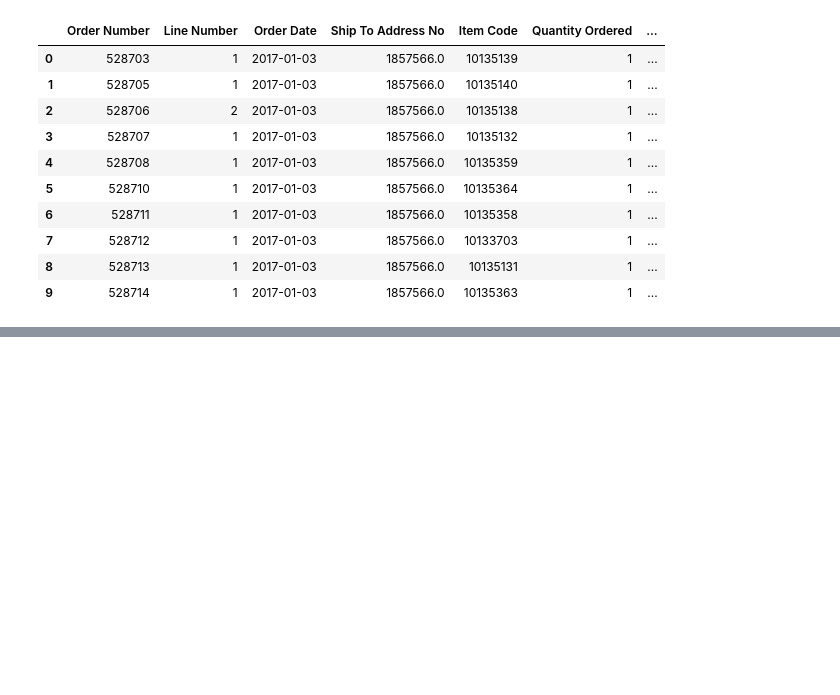
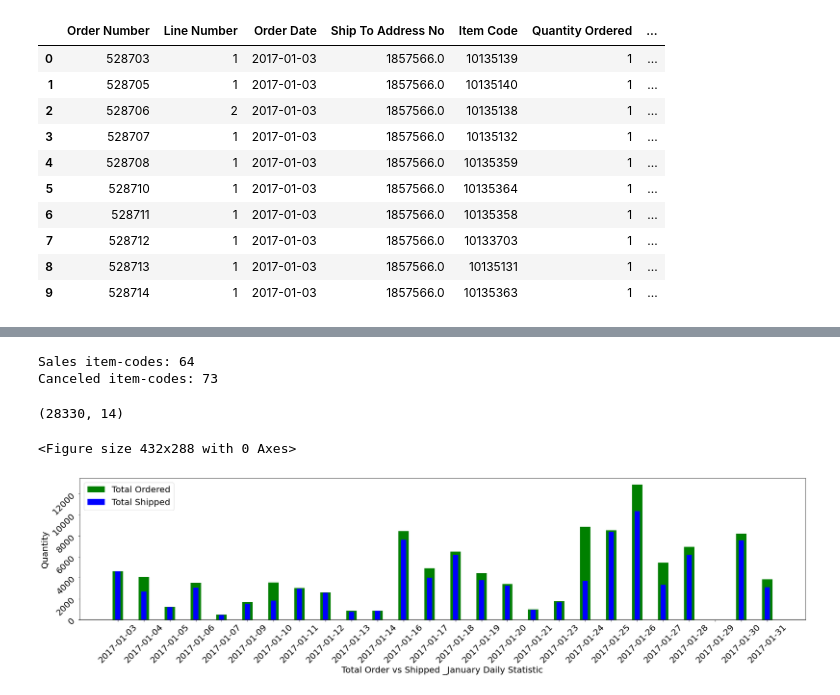
Before and after one commit to dangnguyenhoang/House_pricing_KC, a Jupyter notebook: CEL_/CEL.ipynb, the cells around one changed output, grey strips where cells are left out. Cells and saved outputs as stored; diff of their text form; code cells hidden in the pictures; blank space fills up the shorter version.

```diff
--- a/CEL_/CEL.ipynb
+++ b/CEL_/CEL.ipynb
@@ -74 +79,20 @@ Canceled_Df.describe()
+# %%
+print('Sales item-codes:',Sales_Df['Item Code'].unique().shape[0],'\n''Canceled item-codes:',Canceled_Df['Item Code'].unique().shape[0])
+# %% [output]
+Sales item-codes: 64
+Canceled item-codes: 73
+# %%
+Sales_item=Sales_Df['Item Code'].unique()
+Canceled_item=Canceled_Df['Item Code'].unique()
+gap=[]
+for item in Canceled_item:
+    if item not in Sales_item:
+        gap.append(item)
+add_gap=np.zeros((7,len(gap)),int)
+add_gap[4]=gap
+add_gap=pd.DataFrame(add_gap.T)
+Sales_Df_added=Sales_Df.append(add_gap)
+Sales_Df_added.shape
+# %% [output]
+(28330, 14)
 # %%
@@ -76,6 +103,23 @@ Sale_Shipped=Sales_Df[['Order Date','Quantity Shipped']].groupby('Order Date').s
 Sale_Shipped_Jan=Sale_Shipped.loc[Sale_Shipped['Order Date']<='2017-01-31']
 Sale_Shipped_Feb=Sale_Shipped.loc[Sale_Shipped['Order Date']>'2017-01-31']
+# %%
+Total_Order=pd.merge(Sale_Shipped,Sale_Canceled,how='left', on='Order Date')
+Total_Order=Total_Order.fillna(0)
+Total_Order['Total Ordered']=Total_Order['Quantity Shipped']+Total_Order['Quantity Canceled']
 # %%
-Sale_Canceled=Canceled_Df[['Order Date','Quantity Canceled']].groupby('Order Date').sum().reset_index()
-Sale_Canceled_Jan=Sale_Canceled.loc[Sale_Canceled['Order Date']<='2017-01-31']
-Sale_Canceled_Feb=Sale_Canceled.loc[Sale_Canceled['Order Date']>'2017-01-31']
+Total_Order_Jan=Total_Order.loc[Total_Order['Order Date']<='2017-01-31']
+Total_Order_Feb=Total_Order.loc[Total_Order['Order Date']>'2017-01-31']
+# %%
+fig = plt.figure()
+fig,ax=plt.subplots(figsize=(30,6))
+ax.bar(Total_Order_Jan['Order Date'],Total_Order_Jan['Total Ordered'],color='g',width = 0.4,label ='Total Ordered')
+ax.bar(Sale_Shipped_Jan['Order Date'],Sale_Shipped_Jan['Quantity Shipped'],color='b',width = 0.2,label = 'Total Shipped')
+ax.set_xlabel('Total Order vs Shipped _January Daily Statistic',fontsize=20)
+ax.set_ylabel('Quantity',fontsize=20)
+plt.yticks(rotation=45,fontsize=20)
+ax.legend(loc=2,prop={'size': 20})
+plt.xticks(rotation=45,fontsize=20)
+plt.show()
+# %% [output]
+<Figure size 432x288 with 0 Axes>
+[figure, added]
```
Also changed, not shown: parts of 37 cells of this notebook.
